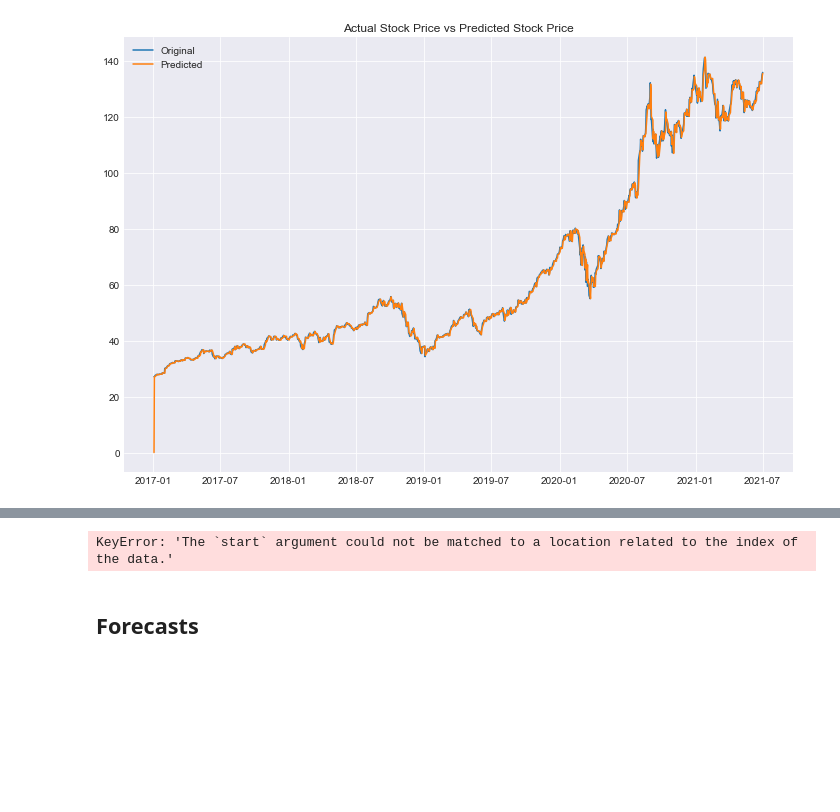
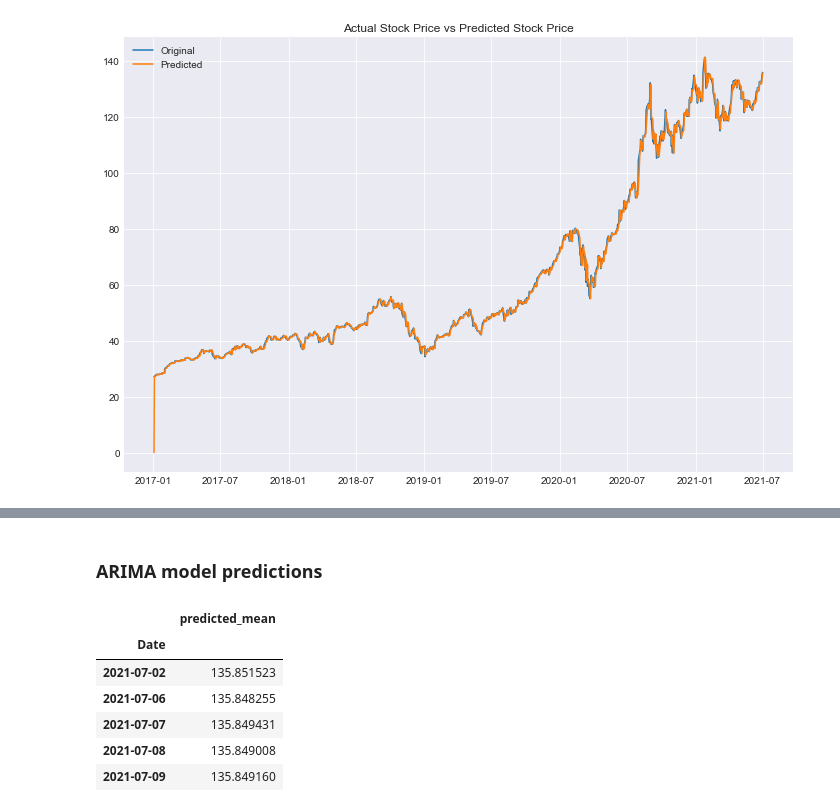
Before and after one commit to rahulakrish/portfolio_builder, a Jupyter notebook: notebook.ipynb, the cells around one changed output, grey strips where cells are left out. Saved outputs shown, nothing was run; the diff lists cells and outputs as text; code cells hidden in the pictures; blank space fills up the shorter version.

```diff
--- a/notebook.ipynb
+++ b/notebook.ipynb
@@ -311,22 +300,0 @@ ax.legend();
-# %%
-#instantiate
-model = ARIMA(train,order=(1,1,1))
-
-#fit
-model_fit = model.fit()
-
-#predictions
-preds = model_fit.predict(start=test.index[0],end=test.index[-1])
-
-#converting into a df
-preds_df = pd.DataFrame(preds)
-# preds_df.index = test.index
-
-#plotting
-fig,ax=plt.subplots(figsize=(12,8))
-ax.plot(train,label='train')
-ax.plot(test,label='test')
-ax.plot(preds_df,label ='predicted')
-ax.legend();
-# %% [output]
-KeyError: 'The `start` argument could not be matched to a location related to the index of the data.'
@@ -337,2 +300,0 @@ print(f'RMSE of the model is {error}')
-# %% [markdown]
-## Forecasts
@@ -344,0 +301,17 @@ print(f'RMSE of the model is {error}')
+# %% [markdown]
+### ARIMA model predictions
+# %%
+#getting predictions
+predictions = model_fit.get_prediction(start = 1133, end = 1510)
+price=predictions.predicted_mean
+predictions_df = pd.DataFrame(data=price)
+predictions_df.index= test.index
+predictions_df.head()
+# %% [output]
+|  | predicted_mean |
+| Date |  |
+| 2021-07-02 | 135.851523 |
+| 2021-07-06 | 135.848255 |
+| 2021-07-07 | 135.849431 |
+| 2021-07-08 | 135.849008 |
+| 2021-07-09 | 135.849160 |
```
Also changed, not shown: parts of 14 cells of this notebook.
